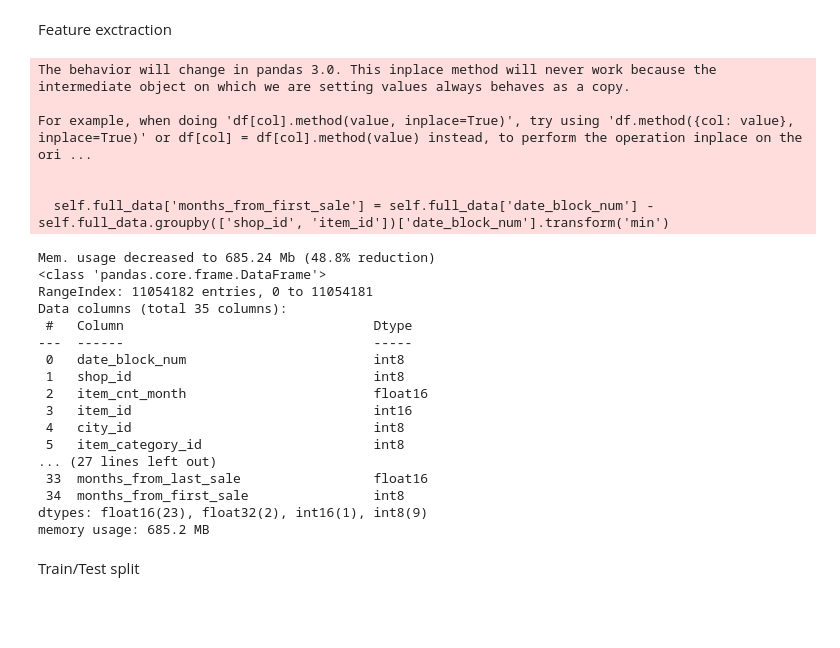
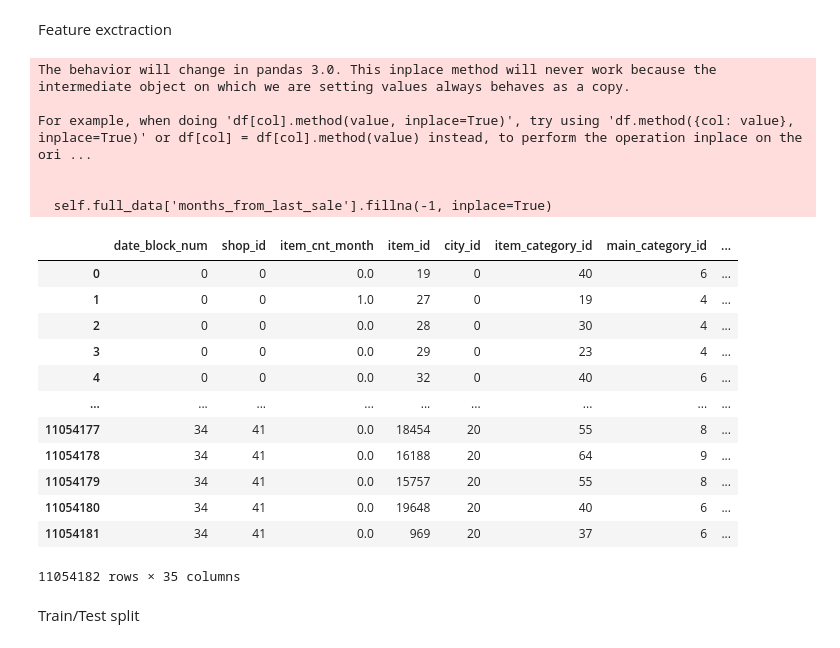
Before and after one commit to YPolina/Trainee, a Jupyter notebook: modeling.ipynb, the cells around one changed output. Saved outputs shown, nothing was run; the diff lists cells and outputs as text; code cells hidden in the pictures; blank space fills up the shorter version.

```diff
--- a/modeling.ipynb
+++ b/modeling.ipynb
@@ -46,34 +41,27 @@ Feature exctraction
 # %%
 feature_extractor = FeatureExtractor(full_data, train)
 full_featured_data = feature_extractor.process()
+reduce_mem_usage(full_featured_data, verbose=False)
 # %% [output]
 The behavior will change in pandas 3.0. This inplace method will never work because the intermediate object on which we are setting values always behaves as a copy.
 
 For example, when doing 'df[col].method(value, inplace=True)', try using 'df.method({col: value}, inplace=True)' or df[col] = df[col].method(value) instead, to perform the operation inplace on the ori ...
 
 
-  self.full_data['months_from_first_sale'] = self.full_data['date_block_num'] - self.full_data.groupby(['shop_id', 'item_id'])['date_block_num'].transform('min')
+  self.full_data['months_from_last_sale'].fillna(-1, inplace=True)
+|  | date_block_num | shop_id | item_cnt_month | item_id | city_id | item_category_id | main_category_id | ... |
+| 0 | 0 | 0 | 0.0 | 19 | 0 | 40 | 6 | ... |
+| 1 | 0 | 0 | 1.0 | 27 | 0 | 19 | 4 | ... |
+| 2 | 0 | 0 | 0.0 | 28 | 0 | 30 | 4 | ... |
+| 3 | 0 | 0 | 0.0 | 29 | 0 | 23 | 4 | ... |
+| 4 | 0 | 0 | 0.0 | 32 | 0 | 40 | 6 | ... |
+| ... | ... | ... | ... | ... | ... | ... | ... | ... |
+| 11054177 | 34 | 41 | 0.0 | 18454 | 20 | 55 | 8 | ... |
+| 11054178 | 34 | 41 | 0.0 | 16188 | 20 | 64 | 9 | ... |
+| 11054179 | 34 | 41 | 0.0 | 15757 | 20 | 55 | 8 | ... |
+| 11054180 | 34 | 41 | 0.0 | 19648 | 20 | 40 | 6 | ... |
+| 11054181 | 34 | 41 | 0.0 | 969 | 20 | 37 | 6 | ... |
+11054182 rows × 35 columns
-# %%
-reduce_mem_usage(full_featured_data)
-full_featured_data.info()
-# %% [output]
-Mem. usage decreased to 685.24 Mb (48.8% reduction)
-<class 'pandas.core.frame.DataFrame'>
-RangeIndex: 11054182 entries, 0 to 11054181
-Data columns (total 35 columns):
- #   Column                                Dtype
----  ------                                -----
- 0   date_block_num                        int8
- 1   shop_id                               int8
- 2   item_cnt_month                        float16
- 3   item_id                               int16
- 4   city_id                               int8
- 5   item_category_id                      int8
-... (27 lines left out)
- 33  months_from_last_sale                 float16
- 34  months_from_first_sale                int8
-dtypes: float16(23), float32(2), int16(1), int8(9)
-memory usage: 685.2 MB
 # %%
 full_featured_data.to_csv('full_data.csv', index = False)
 # %% [markdown]
```
Also changed, not shown: parts of 6 cells of this notebook, 2 other files.
